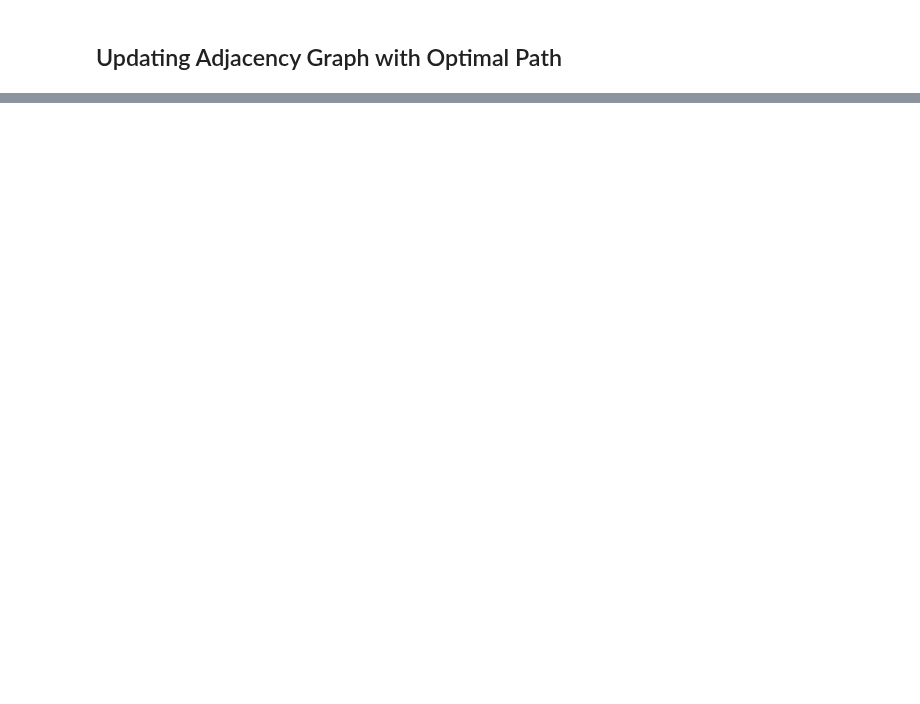
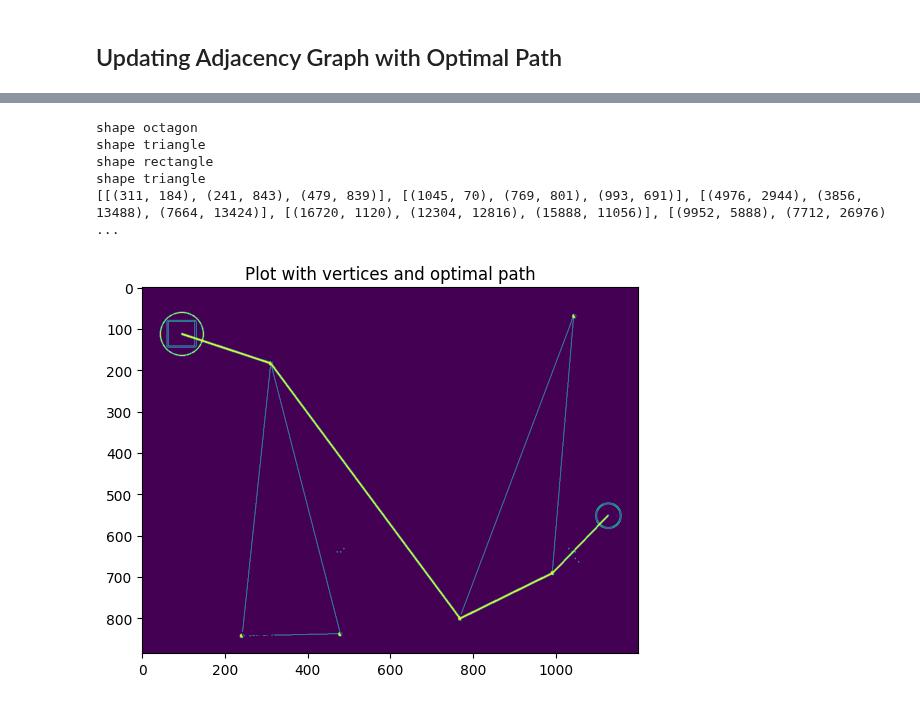
Before and after one commit to Owhenthesaints/Project_Basics_For_Mobile_Robotics, a Jupyter notebook: dependencies/Project path planing (2).ipynb, the cells around one changed output, grey strips where cells are left out. Drawn from its saved outputs; the diff is of its cells as text; code cells hidden in the pictures; blank space fills up the shorter version.

```diff
--- a/dependencies/Project path planing (2).ipynb
+++ b/dependencies/Project path planing (2).ipynb
@@ -536,0 +515,61 @@ nx.draw_networkx_edges(
+# %%
+# Display the initial image with highlighted vertices
+# pathImage = canny_img.copy()
+blank_img = np.zeros((comp_height, comp_width, 3), np.uint8)
+plt.title('Plot with vertices and optimal path')
+
+color = (255, 255, 255)
+thickness = 3
+for i, edge in enumerate(edgelist):
+    cv2.line(pathImage, edgelist[i][0], edgelist[i][1], color, thickness)
+
+# drawing a circle bounding box around the robot
+robot_start_coord = (Xrob_center, Yrob_center)
+robotWRadius = int(np.round((Wrob/2)*np.sqrt(2)))
+robotHRadius = int(np.round((Hrob/2)*np.sqrt(2)))
+robotRadius = max(robotWRadius, robotHRadius)
+cv2.circle(pathImage, (robot_start_coord[0], robot_start_coord[1]), (robotRadius), (255, 0, 255), 2)
+
+# updating the contour size to account for width of robot
+
+largerContours = contours
+for cnt in largerContours:
+    shape = detectShape(cnt)
+    print('shape', shape)
+    if shape == 'triangle':
+        vertices = cv2.approxPolyDP(cnt, 0.02 * cv2.arcLength(cnt, True), True)
+        triangle = []  # Store vertices for each triangle
+        edges = []  # Store lines for each triangle
+
+        for i, vertex in enumerate(vertices):
+            x, y = vertex[0]
+            triangle.append((x, y))
+
+            next_index = 0 if i == len(vertices) - 1 else i + 1
+            next_vertex = vertices[next_index][0]
+            cv2.circle(canny_img, (x, y), 5, (255, 0, 0), -1)
+            cv2.putText(canny_img, f'({x},{y})', (x, y), cv2.FONT_HERSHEY_SIMPLEX, 0.5, (0, 0,  0), 2)
+
+            # Append edges/lines
+            edges.append(((x, y), (next_vertex[0], next_vertex[1])))
+
+        triangle_vertices.append(triangle)  # Append the vertices to the list
+        triangle_edges.append(edges)  # Append the edges to the list
+
+print(triangle_vertices)
+# for triangle_vertices in largerContours:
+#     print(contour)
+#     contour[:, :, 0] = contour[:, :, 0] * 2
+#     contour[:, :, 1] = contour[:, :,  1] * 2
+
+#     cv2.drawContours(pathImage, contour, -1, (255, 255, 255), 2)
+
+plt.imshow(pathImage)
+plt.show()
+# %% [output]
+shape octagon
+shape triangle
+shape rectangle
+shape triangle
+[[(311, 184), (241, 843), (479, 839)], [(1045, 70), (769, 801), (993, 691)], [(4976, 2944), (3856, 13488), (7664, 13424)], [(16720, 1120), (12304, 12816), (15888, 11056)], [(9952, 5888), (7712, 26976) ...
+[figure, added]
```
Also changed, not shown: parts of 13 cells of this notebook.
